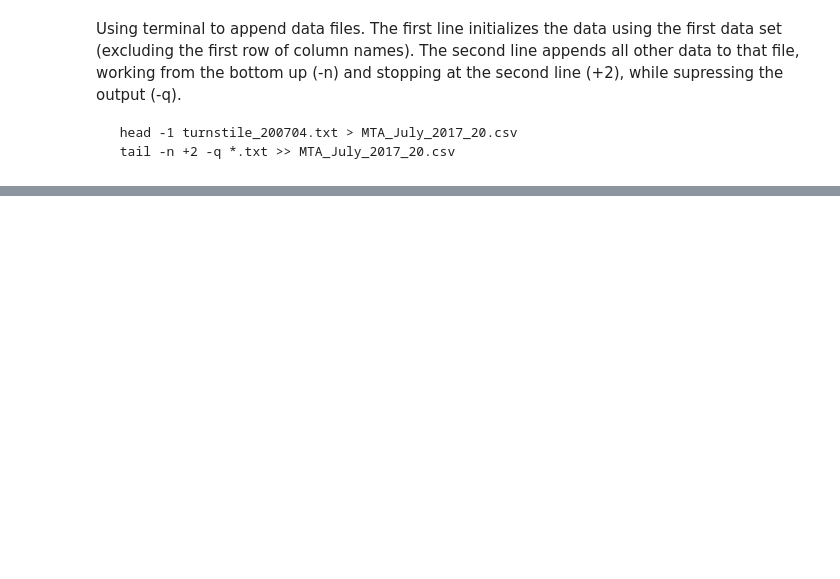
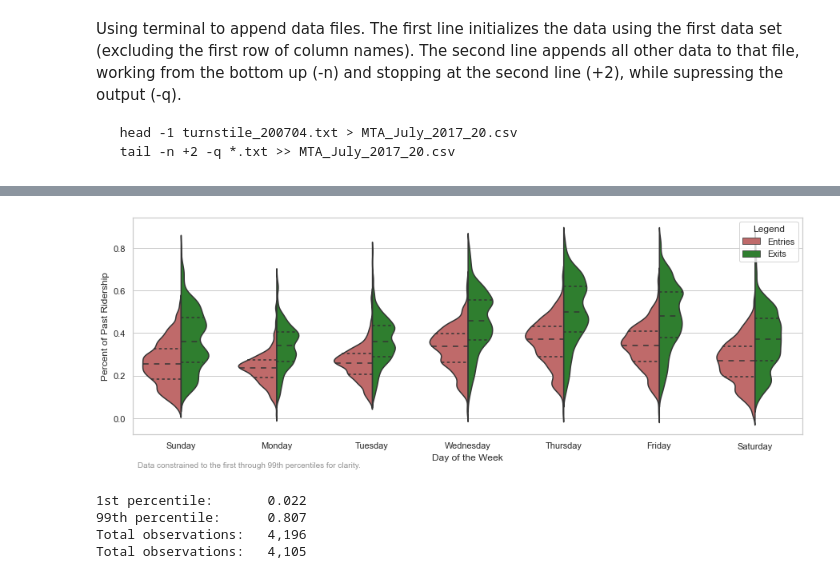
Before and after one commit to ptgoff/Metis_EDA_Project, a Jupyter notebook: EDA_Project.ipynb, the cells around one changed output, grey strips where cells are left out. Cells and saved outputs as stored; diff of their text form; code cells hidden in the pictures; blank space fills up the shorter version.

```diff
--- a/EDA_Project.ipynb
+++ b/EDA_Project.ipynb
@@ -186,0 +765,33 @@ mta_body.head()
+# %%
+# Quick reshape to use the "hue" function in seaborn violin plot
+mta_dowgr = mta_dow.loc[:,('dow', 'complex_id', 'ENTRIES_PCT')]
+mta_dowgr.rename(columns={'ENTRIES_PCT': 'PCT'}, inplace=True)
+mta_dowgr['Legend'] = 'Entries'
+mta_dowgr.head()
+
+mta_dowgr2 = mta_dow.loc[:,('dow', 'complex_id', 'EXITS_PCT')]
+mta_dowgr2.rename(columns={'EXITS_PCT': 'PCT'}, inplace=True)
+mta_dowgr2['Legend'] = 'Exits'
+mta_dowgr2.head()
+mta_dowgr3 = mta_dowgr.append(mta_dowgr2)
+# %%
+import seaborn as sns
+my_pal = {"Exits": 'forestgreen', "Entries": 'indianred'}
+
+sns.set_theme(style="whitegrid")
+fig, ax = plt.subplots(figsize=(15, 5))
+ax = sns.violinplot(x='dow',
+                    y='PCT',
+                    hue='Legend',
+                    bw=.2,
+                    data=mta_dowgr3,
+                    split=True,
+                    order=['Sunday','Monday','Tuesday','Wednesday','Thursday','Friday','Saturday'],
+                    palette=my_pal,
+                    inner="quartile")
+plt.xlabel("Day of the Week")
+plt.ylabel("Percent of Past Ridership")
+plt.figtext(0.13, 0.01, 'Data constrained to the first through 99th percentiles for clarity.', horizontalalignment='left', alpha=0.5, fontsize='small')
+plt.savefig('mta_dow.png')
+# %% [output]
+[figure, added]
@@ -186,0 +810,12 @@ mta_body.head()
+# %%
+# Cutting values to between the first and 99th percentiles:
+print(f"1st percentile:       {mta_timeblockgr3.PCT.quantile(q=0.01):,.3f}")
+print(f"99th percentile:      {mta_timeblockgr3.PCT.quantile(q=0.99):,.3f}")
+print(f"Total observations:   {mta_timeblockgr3.shape[0]:,}")
+mta_timeblockgr3 = mta_timeblockgr3[(mta_timeblockgr3.PCT < mta_timeblockgr3.PCT.quantile(q=0.99)) & (mta_timeblockgr3.PCT > mta_timeblockgr3.PCT.quantile(q=0.01))]
+print(f"Total observations:   {mta_timeblockgr3.shape[0]:,}")
+# %% [output]
+1st percentile:       0.022
+99th percentile:      0.807
+Total observations:   4,196
+Total observations:   4,105
```
Also changed, not shown: parts of 94 cells of this notebook, 18 other files.
